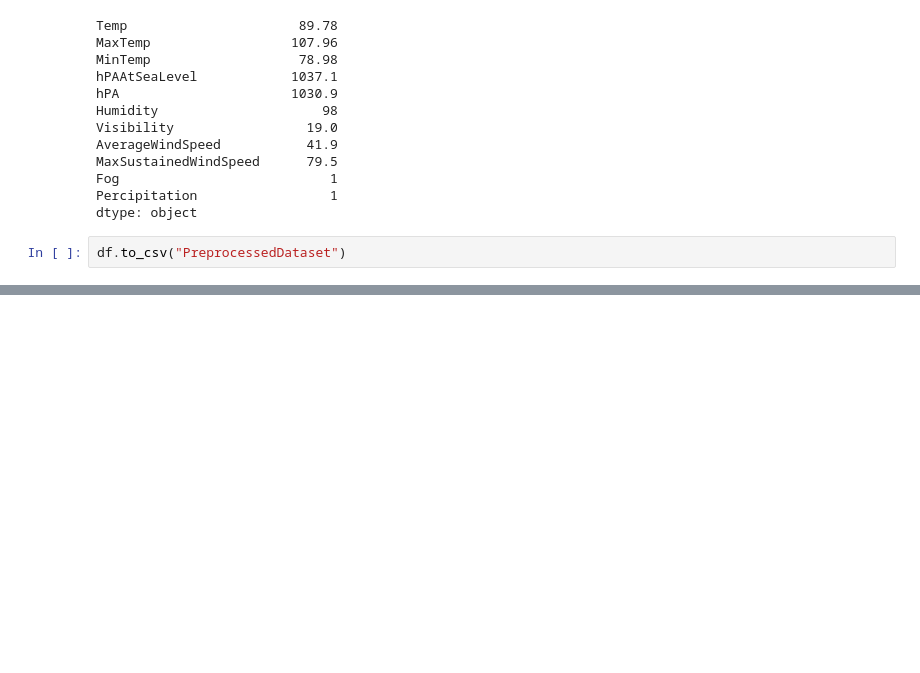
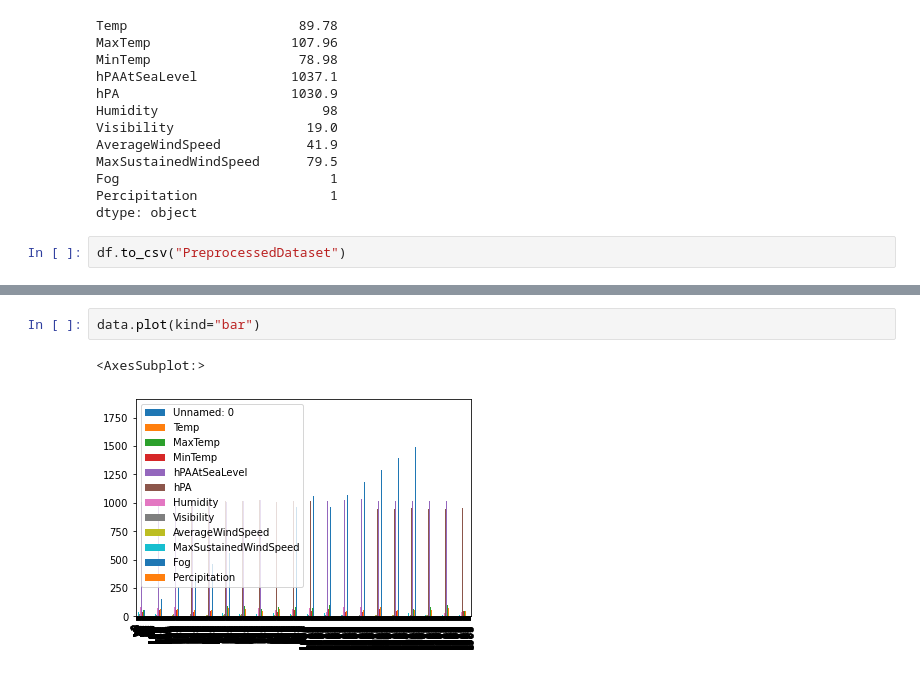
Before and after one commit to docmhvr/CMPE_257_PROJECT, a Jupyter notebook: CMPE257Preprocessing.ipynb, the cells around one changed output, grey strips where cells are left out. Saved outputs shown, nothing was run; the diff lists cells and outputs as text; blank space fills up the shorter version.

```diff
--- a/CMPE257Preprocessing.ipynb
+++ b/CMPE257Preprocessing.ipynb
@@ -162,0 +237,5 @@ df.to_csv("PreprocessedDataset")
+# %%
+data.plot(kind="bar")
+# %% [output]
+<AxesSubplot:>
+[figure, added]
```
Also changed, not shown: parts of 15 cells of this notebook, 1 other file.
